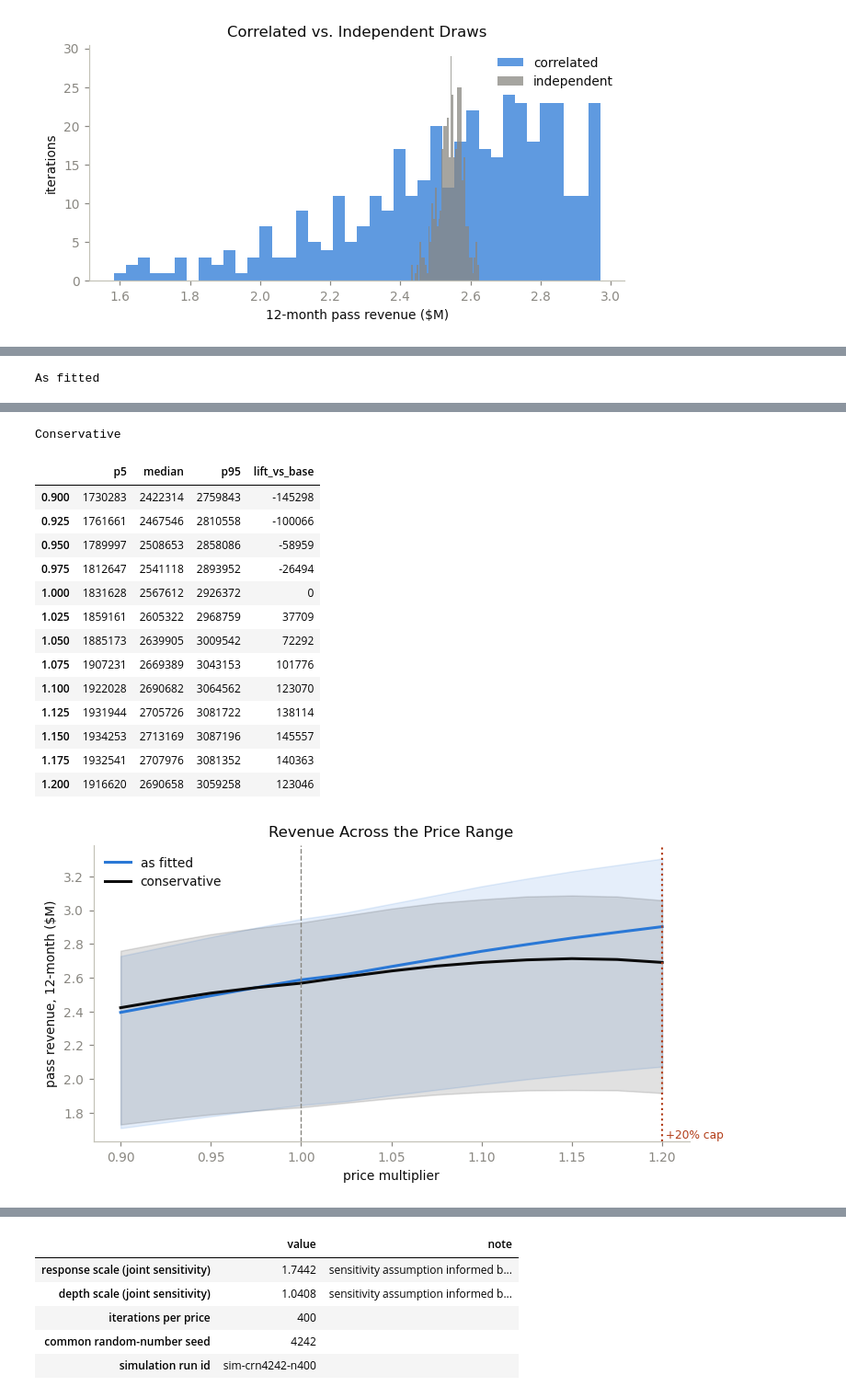
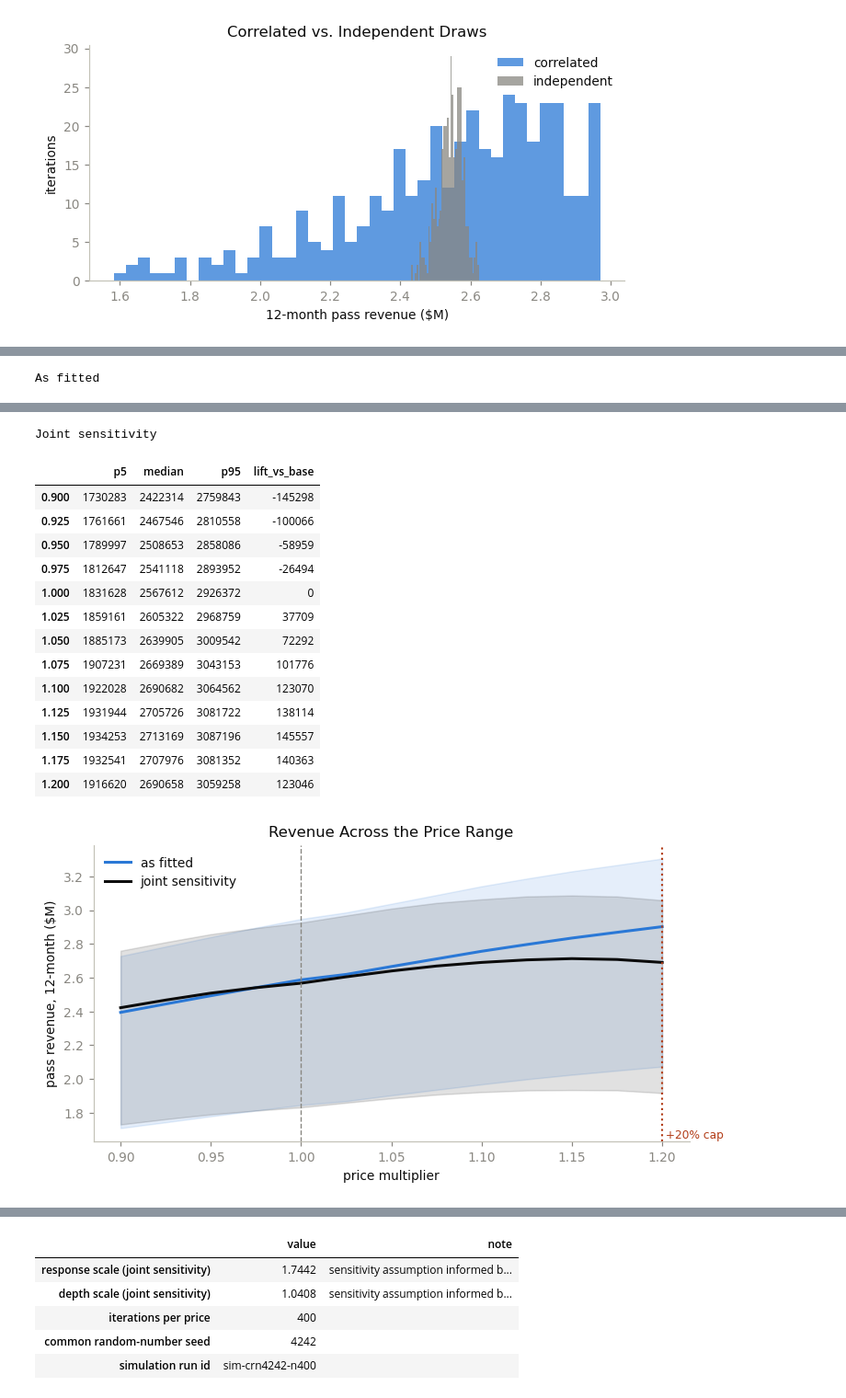
Before and after one commit to paforsey/data-science-portfolio, a Jupyter notebook: case-studies/international-roaming/international_roaming.ipynb, the cells around one changed output, grey strips where cells are left out. Shown at 92% size. Saved outputs shown, nothing was run; the diff lists cells and outputs as text; code cells hidden in the pictures.

```diff
--- a/case-studies/international-roaming/international_roaming.ipynb
+++ b/case-studies/international-roaming/international_roaming.ipynb
@@ -2166,7 +2180,7 @@ $$
 # Measure Label Contamination
 # Estimated on the development period only (months 0-19); the test period is left
 # out so the simulation's depth sensitivity is not tuned on held-out data.
-dev = (tr | ca)
+dev = tr   # months 0-19 in Model 02
 truth = trips['state'].replace({'substitutes': 'null', 'leaves': 'null'})
 labelled = (trips.y == 'partial').to_numpy() & dev
 truly = labelled & (truth == 'partial').to_numpy()
@@ -2351,7 +2365,9 @@ def revenue_by_state(Xf, df, mult=1.0, depth_scale=1.0):
                         (PRICE_FIRST + PRICE_ADDL * (lines - 1)) * days * mult, 0.0)
 
     day_cov = predict_coverage(day_base, day_theta, Xf, df, mult)
-    line_cov = predict_coverage(line_base, line_theta, Xf, df, mult)
+    # line-coverage price parameters are constraint-sensitive (both pinned at bounds),
+    # so the price term is dropped: line coverage varies by trip via the tree baseline only.
+    line_cov = predict_coverage(line_base, np.zeros(2), Xf, df, mult)
     # depth_scale (the label-contamination factor) is derived from day coverage, so it
     # deepens the day channel only; the line channel is left at its fitted value.
     day_cov = np.clip(1 - depth_scale * (1 - day_cov), 0.02, 1.0)
@@ -3158,10 +3169,12 @@ Sanity: mean P(null) at three prices, base response
 # %%
 # Run Simulation
 def simulate(mult, n_iter=N_ITER, response_scale=1.0, depth_scale=1.0,
-             macro_shift=0.0, rng=None):
+             macro_shift=0.0, rng=None, antithetic=True):
     '''12-month pass revenue distribution at price `mult`.
 
     macro_shift moves the mean of the economic path: negative = contraction.
+    antithetic=False gives n_iter fully independent iterations (used for paired
+    difference tests, where mirrored halves would not be independent draws).
     Returns pass_revenue per iteration.
     '''
     rng = rng or np.random.default_rng(0)
@@ -3170,18 +3183,17 @@ def simulate(mult, n_iter=N_ITER, response_scale=1.0, depth_scale=1.0,
     cum = P.cumsum(axis=1)
 
     out = np.zeros(n_iter)
-    half = n_iter // 2
-    antithetic = []      # first half's draws, mirrored for the second half below
+    half = n_iter // 2 if antithetic else n_iter
+    cache = []           # first half's draws, mirrored for the second half below
 
     for it in range(n_iter):
         # --- shared draws: one economy, one share path ---
         if it < half:
             shocks = rng.normal(0, 0.35, 12)
             share_d = rng.normal(0, 0.03)
-            cache = (shocks, share_d)
-            antithetic.append(cache)
+            cache.append((shocks, share_d))
         else:
-            shocks, share_d = antithetic[it - half]
+            shocks, share_d = cache[it - half]
             shocks, share_d = -shocks, -share_d      # mirrored path
 
         # phi/gamma mirror the data notebook's make_macro() (see §2). Month 0 starts
@@ -3222,9 +3234,20 @@ conv = pd.DataFrame({
     for k in [100, 200, 400, 800]
     for r in [simulate(1.0, n_iter=k, rng=np.random.default_rng(1))]
 }).T
-conv['median vs 800'] = conv['median'] / conv['median'].iloc[-1] - 1
+for col in ['median', 'p5', 'p95']:
+    conv[f'{col} vs 800'] = conv[col] / conv[col].iloc[-1] - 1
 print('\nIteration-count convergence (fitted case, standard price)')
-display(conv.round({'median': 0, 'p5': 0, 'p95': 0, 'median vs 800': 4}).rename_axis('n_iter'))
+display(conv.round({'median': 0, 'p5': 0, 'p95': 0,
+                    'median vs 800': 4, 'p5 vs 800': 4, 'p95 vs 800': 4}).rename_axis('n_iter'))
+
+TOL_MEDIAN, TOL_TAIL = 0.01, 0.05        # decided before reading the table
+med_ok = abs(conv.loc[N_ITER, 'median vs 800']) < TOL_MEDIAN
+tail_ok = max(abs(conv.loc[N_ITER, 'p5 vs 800']), abs(conv.loc[N_ITER, 'p95 vs 800'])) < TOL_TAIL
+print(f'At N_ITER={N_ITER}: median within {TOL_MEDIAN:.0%} of the 800-run ({med_ok}); '
+      f'tails within {TOL_TAIL:.0%} ({tail_ok}).')
+assert med_ok, f'median not converged at N_ITER={N_ITER}; raise it'
+if not tail_ok:
+    print('WARNING: tail estimates still moving at N_ITER; treat p5/p95 as indicative.')
 # %% [output]
 Baseline (no price change), 400 iterations
 |  | value |
@@ -3413,7 +3435,7 @@ CRN_SEED = 4242          # shared across every price and both cases
 rows = []
 for m in GRID:
     for label, rs, ds in [('as fitted', 1.0, 1.0),
-                          ('conservative', RESPONSE_RATIO, DEPTH_BIAS)]:
+                          ('joint sensitivity', RESPONSE_RATIO, DEPTH_BIAS)]:
         # Common random numbers: same economy/share draw at every price
         r = simulate(m, n_iter=SWEEP_ITER, response_scale=rs, depth_scale=ds,
                      rng=np.random.default_rng(CRN_SEED))
@@ -3425,18 +3447,18 @@ for m in GRID:
 
 sw = pd.DataFrame(rows)
 fitted = sw[sw.case == 'as fitted'].set_index('price_multiplier')
-cons = sw[sw.case == 'conservative'].set_index('price_multiplier')
+cons = sw[sw.case == 'joint sensitivity'].set_index('price_multiplier')
 
 for df in (fitted, cons):
     df['lift_vs_base'] = df['median'] - df.loc[1.0, 'median']
 
 print('As fitted')
 display(fitted[['p5', 'median', 'p95', 'lift_vs_base']].round(0).astype(int).rename_axis(None))
-print('Conservative')
+print('Joint sensitivity')
 display(cons[['p5', 'median', 'p95', 'lift_vs_base']].round(0).astype(int).rename_axis(None))
 
 fig, ax = plt.subplots(figsize=(7, 3.8))
-for df, lbl, col in [(fitted, 'as fitted', ACCENT), (cons, 'conservative', INK)]:
+for df, lbl, col in [(fitted, 'as fitted', ACCENT), (cons, 'joint sensitivity', INK)]:
     ax.plot(df.index, df['median'] / 1e6, color=col, linewidth=2, label=lbl)
     ax.fill_between(df.index, df['p5'] / 1e6, df['p95'] / 1e6, color=col, alpha=0.12)
 ax.axvline(1.0, color=MUTED, linestyle='--', linewidth=0.9)
@@ -3451,35 +3473,35 @@ plt.show()
 # %% [output]
 As fitted
 |  | p5 | median | p95 | lift_vs_base |
 | 0.900 | 1708805 | 2394551 | 2728436 | -192976 |
 | 0.925 | 1743471 | 2444370 | 2784834 | -143157 |
 | 0.950 | 1778944 | 2493185 | 2841017 | -94343 |
 | 0.975 | 1812949 | 2541113 | 2896431 | -46414 |
 | 1.000 | 1845286 | 2587528 | 2948042 | 0 |
 | 1.025 | 1868960 | 2619708 | 2986960 | 32180 |
 | 1.050 | 1903178 | 2666289 | 3038188 | 78761 |
 | 1.075 | 1935888 | 2711564 | 3089885 | 124036 |
 | 1.100 | 1967964 | 2756748 | 3141972 | 169221 |
 | 1.125 | 1998247 | 2796772 | 3187323 | 209245 |
 | 1.150 | 2025272 | 2835000 | 3230378 | 247473 |
 | 1.175 | 2049618 | 2869130 | 3267697 | 281602 |
 | 1.200 | 2073230 | 2902566 | 3305974 | 315038 |
-Conservative
+Joint sensitivity
 |  | p5 | median | p95 | lift_vs_base |
 | 0.900 | 1730283 | 2422314 | 2759843 | -145298 |
 | 0.925 | 1761661 | 2467546 | 2810558 | -100066 |
 | 0.950 | 1789997 | 2508653 | 2858086 | -58959 |
 | 0.975 | 1812647 | 2541118 | 2893952 | -26494 |
 | 1.000 | 1831628 | 2567612 | 2926372 | 0 |
 | 1.025 | 1859161 | 2605322 | 2968759 | 37709 |
 | 1.050 | 1885173 | 2639905 | 3009542 | 72292 |
 | 1.075 | 1907231 | 2669389 | 3043153 | 101776 |
 | 1.100 | 1922028 | 2690682 | 3064562 | 123070 |
 | 1.125 | 1931944 | 2705726 | 3081722 | 138114 |
 | 1.150 | 1934253 | 2713169 | 3087196 | 145557 |
 | 1.175 | 1932541 | 2707976 | 3081352 | 140363 |
 | 1.200 | 1916620 | 2690658 | 3059258 | 123046 |
-[figure, old version]
+[figure, new version]
 # %% [markdown]
 ---
 
```
Also changed, not shown: parts of 26 cells of this notebook, 8 other files.
